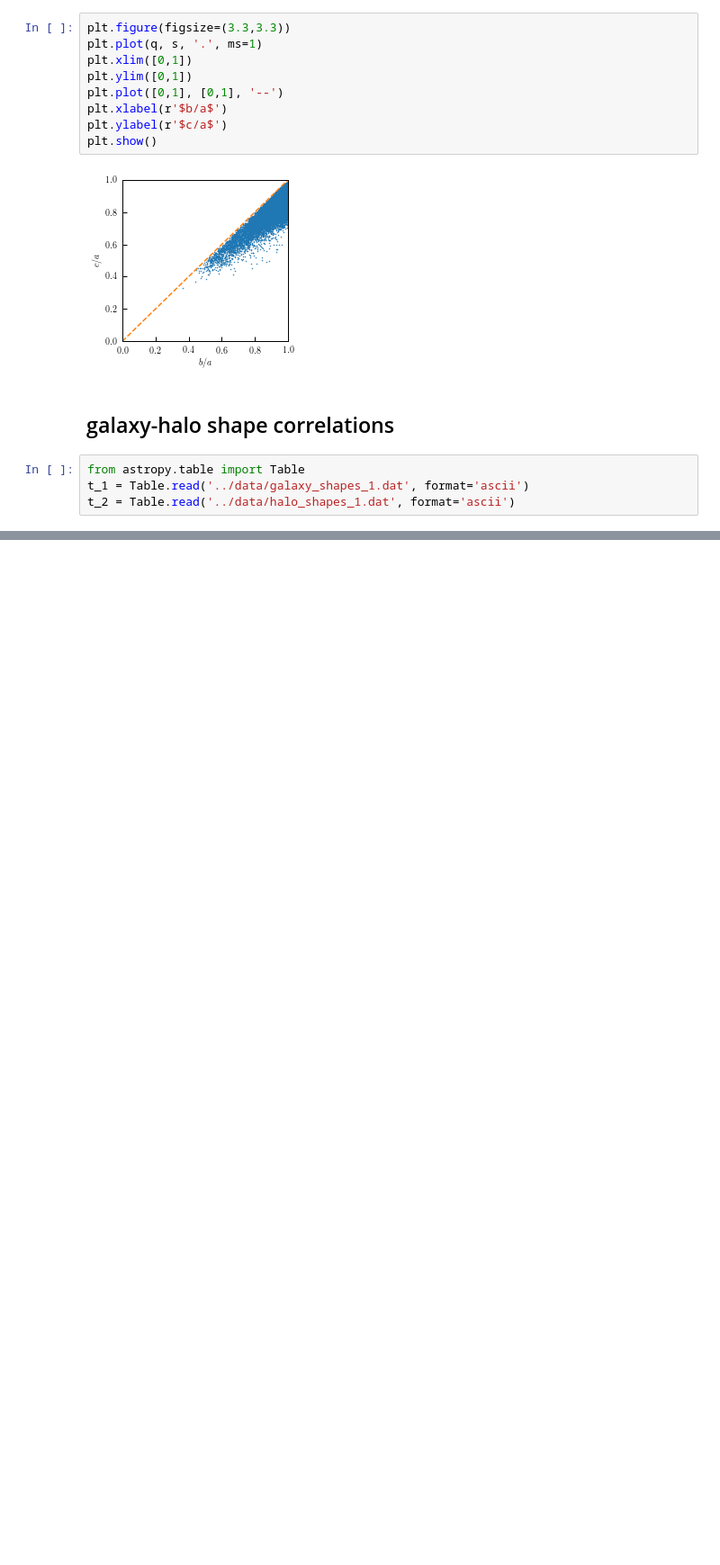
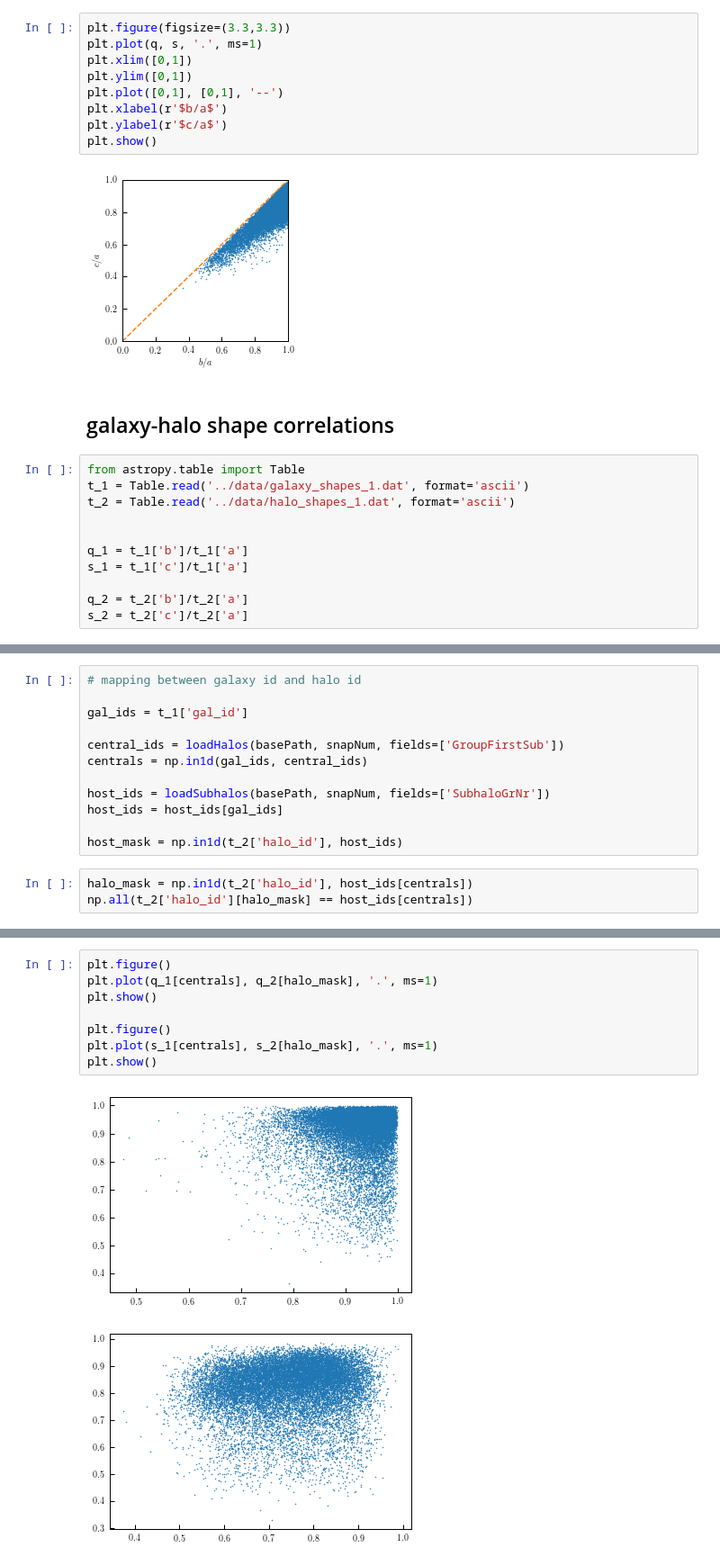
Before and after one commit to duncandc/Illustris_Shapes, a Jupyter notebook: notebooks/Halo_Shapes.ipynb, the cells around one changed output, grey strips where cells are left out. Shown at 90% size. Drawn from its saved outputs; the diff is of its cells as text; blank space fills up the shorter version.

```diff
--- a/notebooks/Halo_Shapes.ipynb
+++ b/notebooks/Halo_Shapes.ipynb
@@ -115,3 +109,10 @@ plt.show()
 from astropy.table import Table
 t_1 = Table.read('../data/galaxy_shapes_1.dat', format='ascii')
 t_2 = Table.read('../data/halo_shapes_1.dat', format='ascii')
+
+
+q_1 = t_1['b']/t_1['a']
+s_1 = t_1['c']/t_1['a']
+
+q_2 = t_2['b']/t_2['a']
+s_2 = t_2['c']/t_2['a']
@@ -139,0 +119,15 @@ t_2
+# %%
+# mapping between galaxy id and halo id
+
+gal_ids = t_1['gal_id']
+
+central_ids = loadHalos(basePath, snapNum, fields=['GroupFirstSub'])
+centrals = np.in1d(gal_ids, central_ids)
+
+host_ids = loadSubhalos(basePath, snapNum, fields=['SubhaloGrNr'])
+host_ids = host_ids[gal_ids]
+
+host_mask = np.in1d(t_2['halo_id'], host_ids)
+# %%
+halo_mask = np.in1d(t_2['halo_id'], host_ids[centrals])
+np.all(t_2['halo_id'][halo_mask] == host_ids[centrals])
@@ -139,0 +138,11 @@ t_2
+# %%
+plt.figure()
+plt.plot(q_1[centrals], q_2[halo_mask], '.', ms=1)
+plt.show()
+
+plt.figure()
+plt.plot(s_1[centrals], s_2[halo_mask], '.', ms=1)
+plt.show()
+# %% [output]
+[figure, added]
+[figure, added]
```
Also changed, not shown: parts of 9 cells of this notebook, 1 other file.
